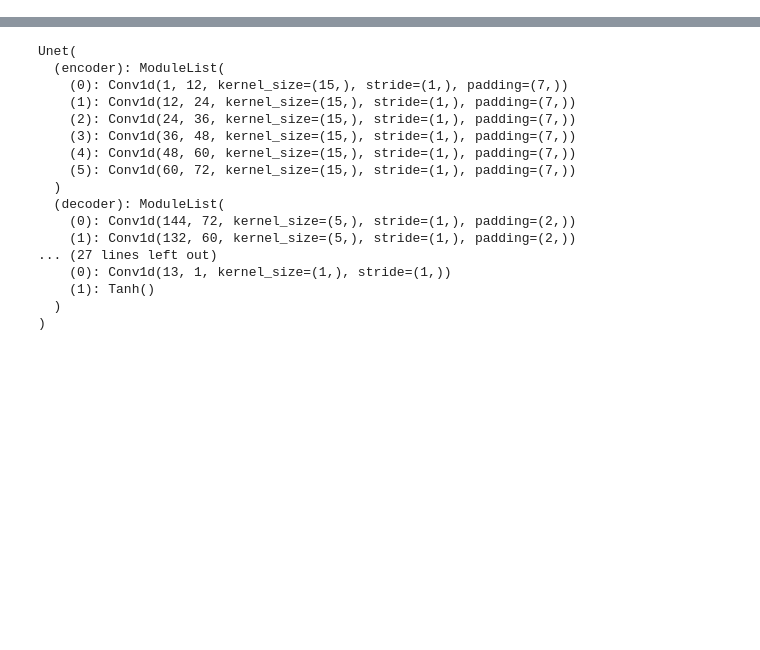
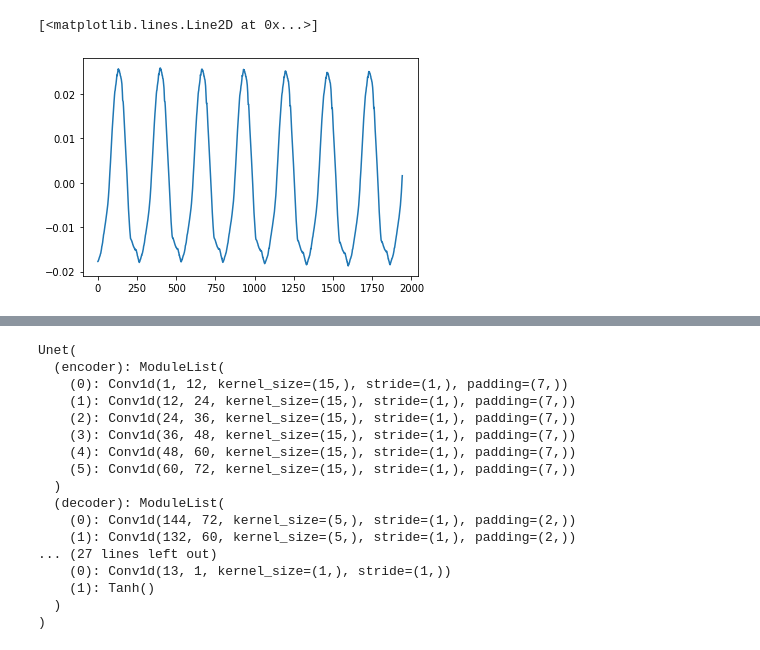
Before and after one commit to SeongwoongCho/SpeechToEGG, a Jupyter notebook: Inference.ipynb, the cells around one changed output, grey strips where cells are left out. Saved outputs shown, nothing was run; the diff lists cells and outputs as text; code cells hidden in the pictures; blank space fills up the shorter version.

```diff
--- a/Inference.ipynb
+++ b/Inference.ipynb
@@ -11,0 +35,5 @@ from dataloader import *
+# %%
+plt.plot(x[0][27057:29000])
+# %% [output]
+[<matplotlib.lines.Line2D at 0x...>]
+[figure, added]
```
Also changed, not shown: parts of 26 cells of this notebook, 44 other files.
